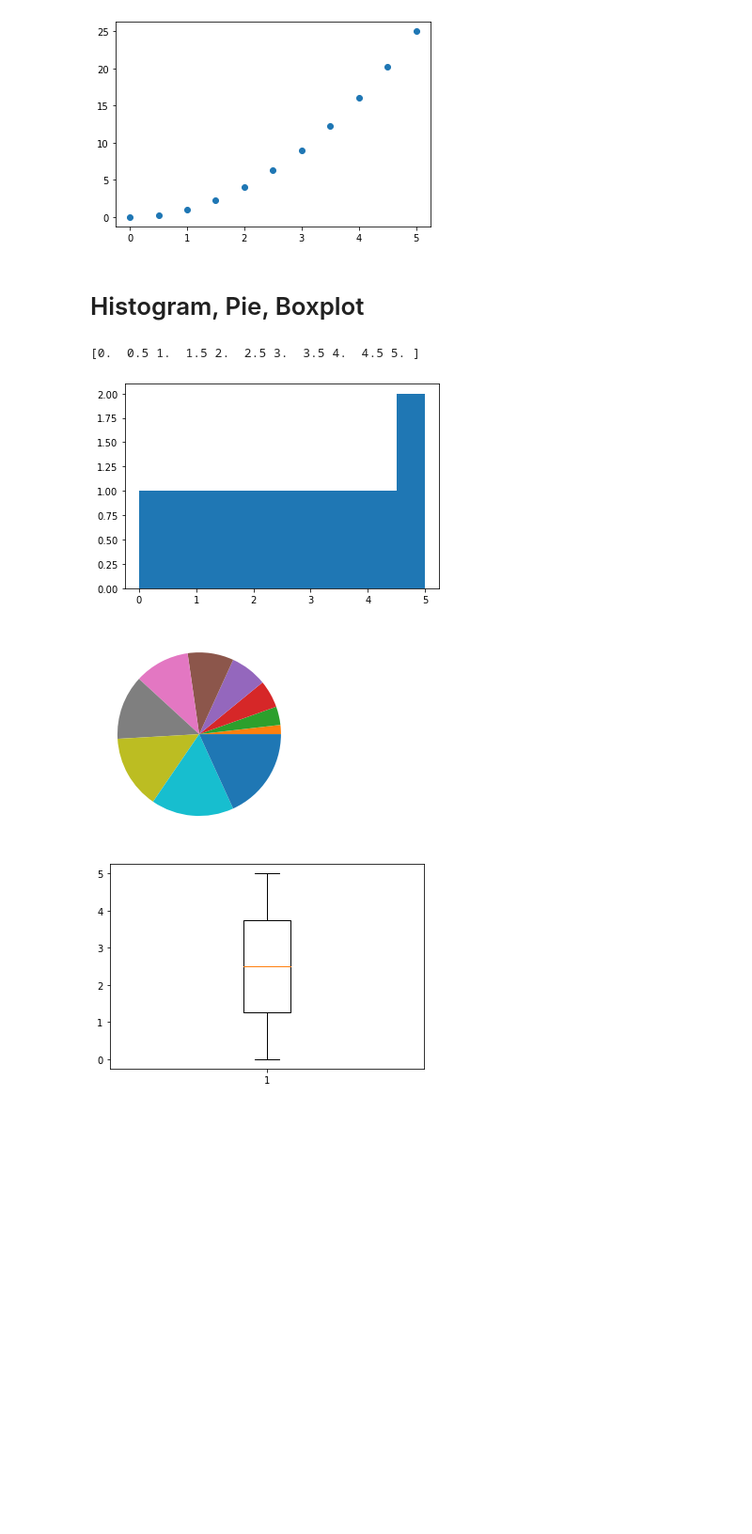
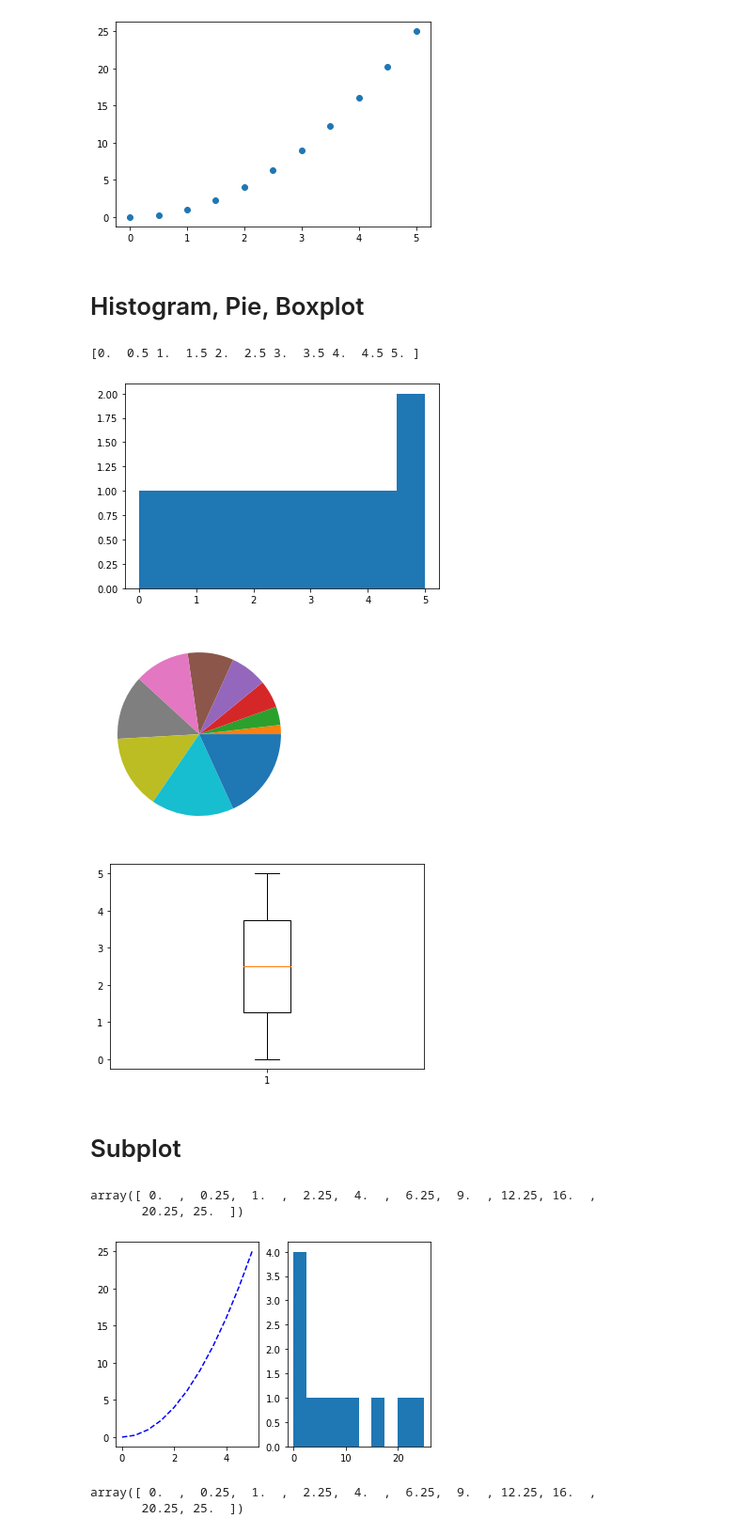
Before and after one commit to DiegoFLM/matplotlib-Seaborn, a Jupyter notebook: pyplot.ipynb, the cells around one changed output. Shown at 94% size. Saved outputs shown, nothing was run; the diff lists cells and outputs as text; code cells hidden in the pictures; blank space fills up the shorter version.

```diff
--- a/pyplot.ipynb
+++ b/pyplot.ipynb
@@ -50,3 +51,5 @@ plt.boxplot(x)
 plt.show()
 # %% [output]
 [figure]
+# %% [markdown]
+# Subplot
@@ -52,0 +59,23 @@ plt.show()
+# %%
+x = np.linspace(0, 5, 11)
+y = x**2
+y
+# %% [output]
+array([ 0.  ,  0.25,  1.  ,  2.25,  4.  ,  6.25,  9.  , 12.25, 16.  ,
+       20.25, 25.  ])
+# %%
+#First arg:     Number of rows
+#Second arg:    Number of columns
+#Third arg:     Index of the current element
+plt.subplot(1, 2, 1)
+plt.plot(x, y, 'b--')
+plt.subplot(1, 2, 2)
+plt.hist(y)
+plt.show()
+# %% [output]
+[figure, added]
+# %%
+y
+# %% [output]
+array([ 0.  ,  0.25,  1.  ,  2.25,  4.  ,  6.25,  9.  , 12.25, 16.  ,
+       20.25, 25.  ])
```
Also changed, not shown: parts of 4 cells of this notebook, 3 other files.
